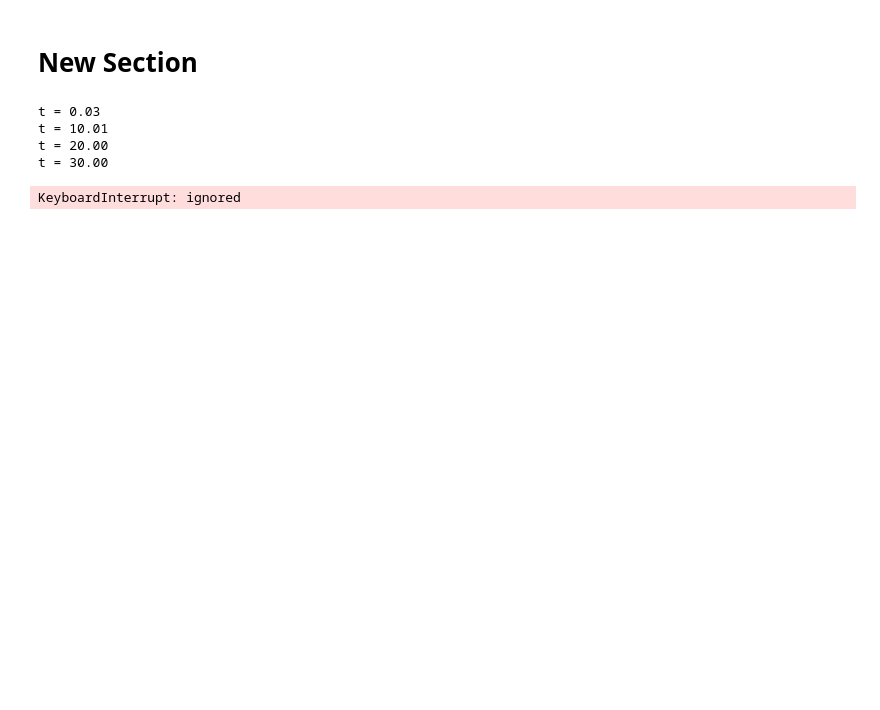
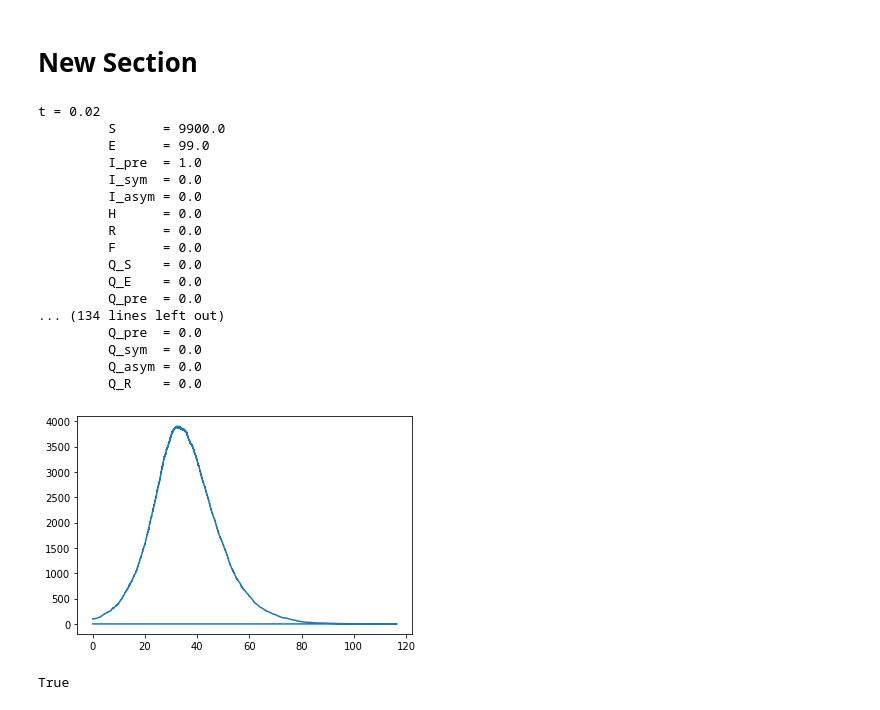
Before and after one commit to bedbad/GroupC-BU-COVID, a Jupyter notebook: project.ipynb, the cells around one changed output. Drawn from its saved outputs; the diff is of its cells as text; code cells hidden in the pictures; blank space fills up the shorter version.

Commit message:
fixed error + added a plot for infections over time

```diff
--- a/project.ipynb
+++ b/project.ipynb
@@ -1034,20 +1049,34 @@ class SEIRmodel(object):
 # %%
 import networkx
 import sys
 
 
 numNodes = 10000
 baseGraph = networkx.barabasi_albert_graph(n=numNodes, m=9)
 network = custom_exponential_graph(baseGraph, scale = 100)
 
 # parameter adjust can be found https://github.com/ryansmcgee/seirsplus/wiki/ExtSEIRSNetworkModel-class
 model = SEIRmodel(G=network, beta=0.45, sigma=1/3.1, lamda=1/2.2, gamma=1/6.5, initE=100)
 
-model.run(T=300)
+model.run(T=300, verbose=True)
 # test.test()
 # %% [output]
-t = 0.03
-t = 10.01
-t = 20.00
-t = 30.00
+t = 0.02
+         S      = 9900.0
+         E      = 99.0
+         I_pre  = 1.0
+         I_sym  = 0.0
+         I_asym = 0.0
+         H      = 0.0
+         R      = 0.0
+         F      = 0.0
+         Q_S    = 0.0
+         Q_E    = 0.0
+         Q_pre  = 0.0
+... (134 lines left out)
+         Q_pre  = 0.0
+         Q_sym  = 0.0
+         Q_asym = 0.0
+         Q_R    = 0.0
+[figure, added]
-KeyboardInterrupt: ignored
+True
```
Also changed, not shown: parts of 5 cells of this notebook.
